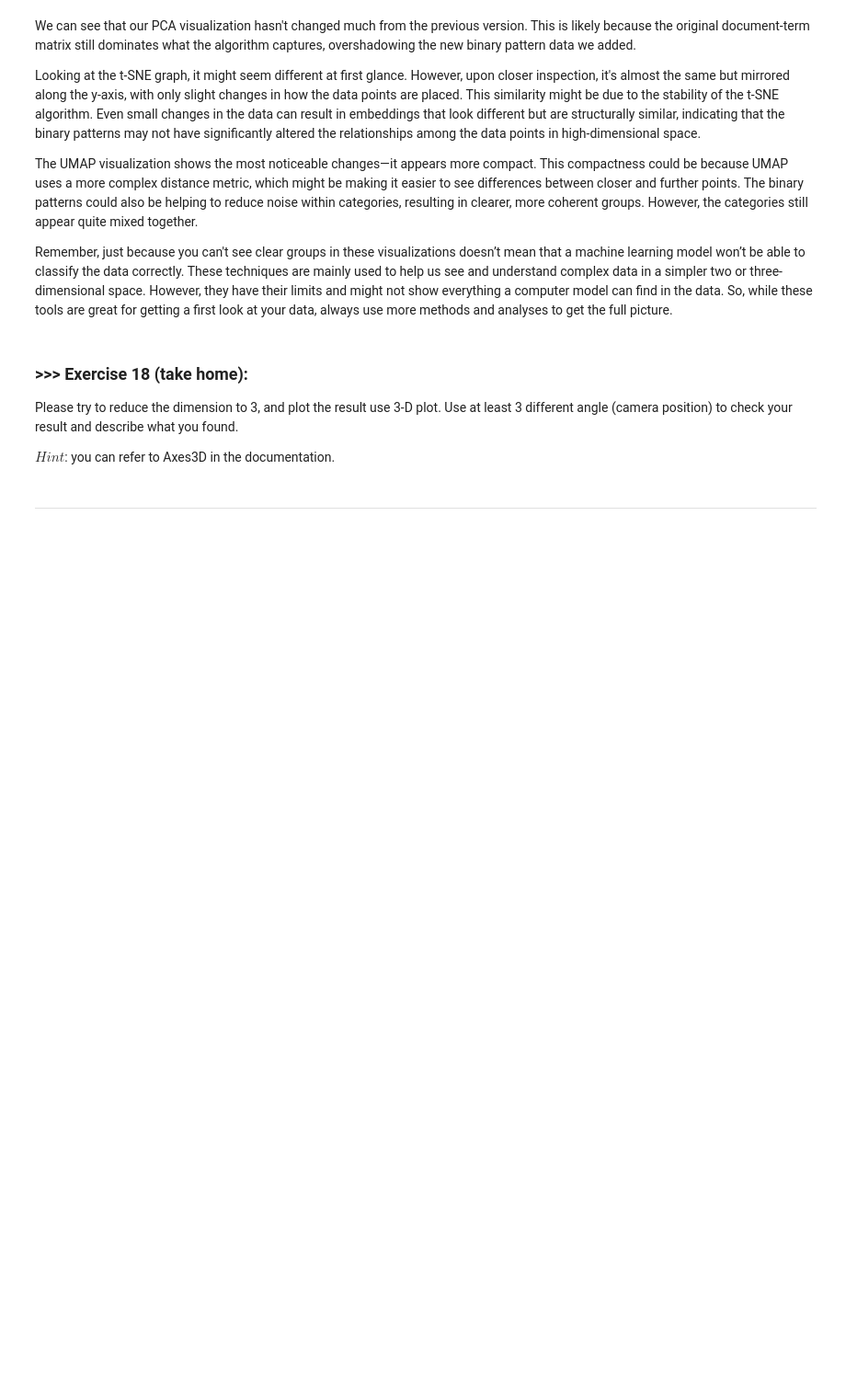
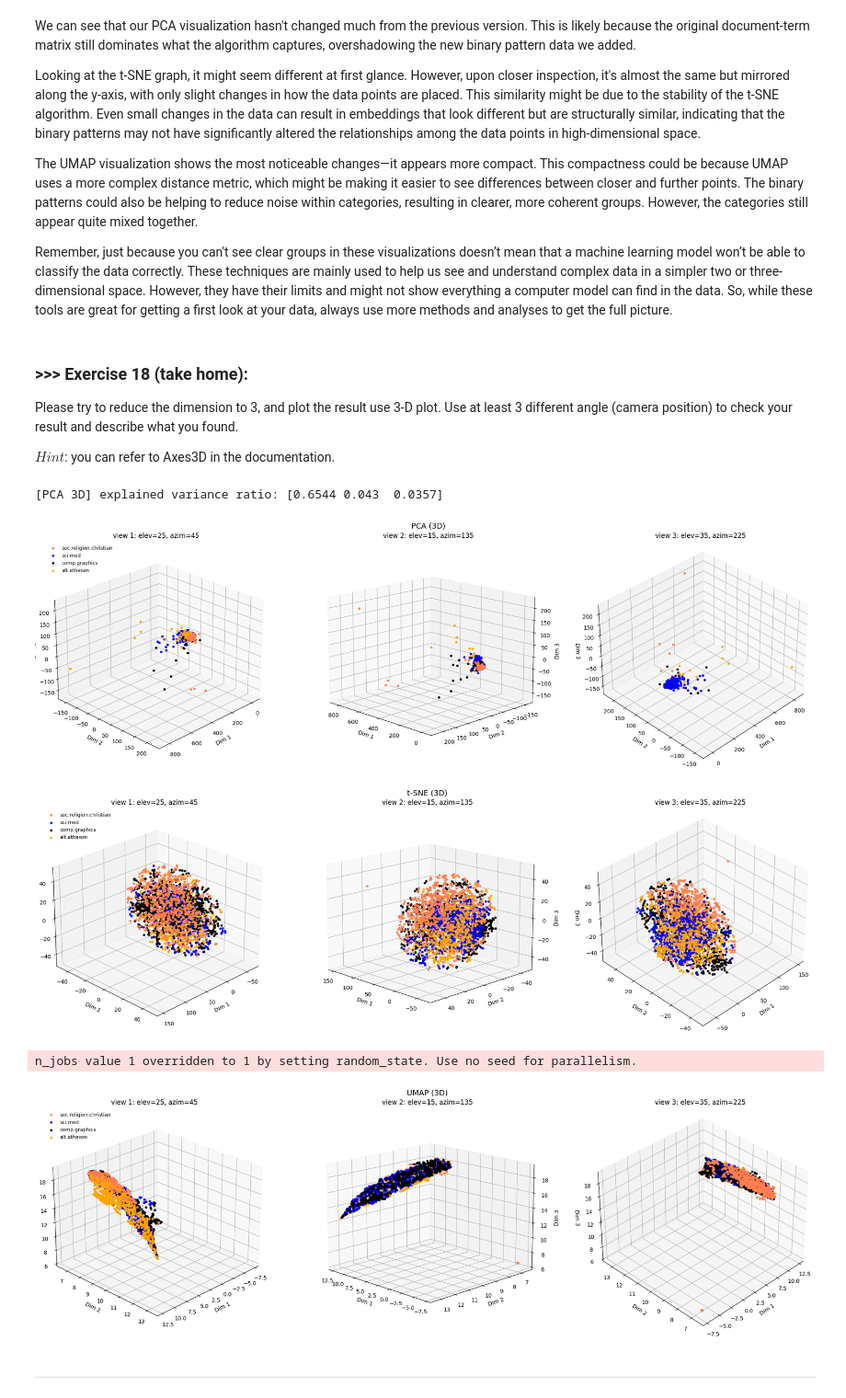
Before and after one commit to weiiii/DM2025-Lab1-Exercise, a Jupyter notebook: DM2025-Lab1-Master.ipynb, the cells around one changed output. Shown at 92% size. Cells and saved outputs as stored; diff of their text form; code cells hidden in the pictures; blank space fills up the shorter version.

```diff
--- a/DM2025-Lab1-Master.ipynb
+++ b/DM2025-Lab1-Master.ipynb
@@ -2299,3 +2392,77 @@ $Hint$: you can refer to Axes3D in the documentation.
+# %%
+#Answer Here
+import numpy as np
+import matplotlib.pyplot as plt
+from mpl_toolkits.mplot3d import Axes3D  # 需要載入以啟用 3D
+from sklearn.decomposition import PCA
+from sklearn.manifold import TSNE
+
+# (可選) UMAP
+try:
+    import umap
+    HAS_UMAP = True
+except Exception:
+    HAS_UMAP = False
+    print("[Warn] umap-learn 未安裝，將略過 UMAP。pip install umap-learn")
+
+M = augmented_df.values  #
+
+# ---- 繪圖小工具：每種方法畫三個視角 ----
+def plot_3d_views(X_reduced_3d, title, views=((25,45), (15,135), (35,225))):
+    # 每個視角一張子圖
+    fig = plt.figure(figsize=(21, 6.5))
+    fig.suptitle(title, fontsize=14)
+    for i, (elev, azim) in enumerate(views, start=1):
+        ax = fig.add_subplot(1, 3, i, projection='3d')
+        for c, category in zip(col, categories):
+            mask = (X['category_name'] == category).values
+            xs = X_reduced_3d[mask, 0]
+            ys = X_reduced_3d[mask, 1]
+            zs = X_reduced_3d[mask, 2]
+            ax.scatter(xs, ys, zs, c=c, marker='o', alpha=0.9, label=category, s=12)
+        ax.view_init(elev=elev, azim=azim)
+        ax.set_title(f'view {i}: elev={elev}, azim={azim}')
+        ax.set_xlabel('Dim 1')
+        ax.set_ylabel('Dim 2')
+        ax.set_zlabel('Dim 3')
+        ax.grid(color='gray', linestyle=':', linewidth=1, alpha=0.2)
+        if i == 1:
+            ax.legend(loc='upper left', fontsize=9, frameon=False)
+    plt.tight_layout()
+    plt.show()
+
+# ---- PCA 3D ----
+pca3 = PCA(n_components=3, random_state=42)
+X_pca3 = pca3.fit_transform(M)
+print("[PCA 3D] explained variance ratio:", np.round(pca3.explained_variance_ratio_, 4))
+plot_3d_views(X_pca3, "PCA (3D)")
+
+# ---- t-SNE 3D ----
+tsne3 = TSNE(n_components=3, perplexity=30, learning_rate='auto',
+             init='pca', max_iter=1000, random_state=42, verbose=0)
+X_tsne3 = tsne3.fit_transform(M)
+plot_3d_views(X_tsne3, "t-SNE (3D)")
+
+# ---- UMAP 3D（若可用）----
+if HAS_UMAP:
+    umap3 = umap.UMAP(n_components=3, n_neighbors=15, min_dist=0.1,
+                      metric='euclidean', random_state=42, verbose=False)
+    X_umap3 = umap3.fit_transform(M)
+    plot_3d_views(X_umap3, "UMAP (3D)")
+
+
+'''
+PCA 呈現線性帶狀、類別高度重疊；
+t-SNE 呈現球狀雲團，局部有小群聚；
+UMAP 壓縮成扁平結構，局部與全域兼顧。
+整體類別仍難完全分開，表示可分性主要可能存在於更高維度中
+'''
+# %% [output]
+[PCA 3D] explained variance ratio: [0.6544 0.043  0.0357]
+[figure, added]
+[figure, added]
+n_jobs value 1 overridden to 1 by setting random_state. Use no seed for parallelism.
+[figure, added]
 # %% [markdown]
 ---
 # %% [markdown]
```
Also changed, not shown: parts of 52 cells of this notebook, 1 other file.
